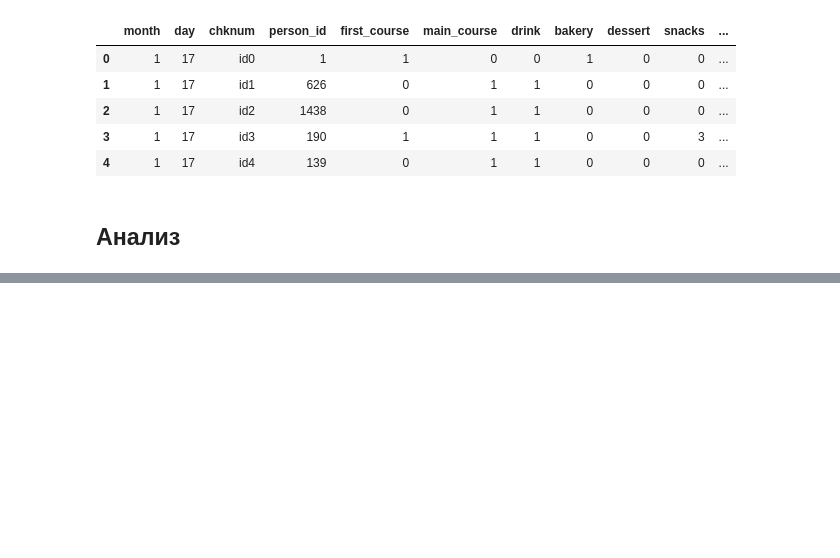
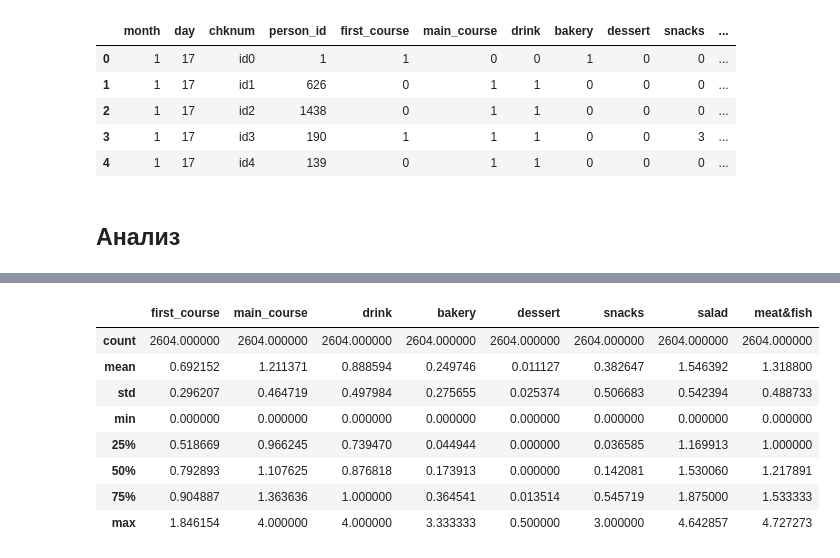
Before and after one commit to python-am-cp/tinkoff_cafe, a Jupyter notebook: analys_types_of_goods_by_day.ipynb, the cells around one changed output, grey strips where cells are left out. Cells and saved outputs as stored; diff of their text form; code cells hidden in the pictures; blank space fills up the shorter version.

```diff
--- a/analys_types_of_goods_by_day.ipynb
+++ b/analys_types_of_goods_by_day.ipynb
@@ -118,0 +152,13 @@ df.to_csv('stats/goods_types_by_day_and_chk.csv', index=False)
+# %%
+grouped = stats_df.iloc[:, 2:].groupby(['person_id']).mean()
+grouped.describe()
+# %% [output]
+|  | first_course | main_course | drink | bakery | dessert | snacks | salad | meat&fish |
+| count | 2604.000000 | 2604.000000 | 2604.000000 | 2604.000000 | 2604.000000 | 2604.000000 | 2604.000000 | 2604.000000 |
+| mean | 0.692152 | 1.211371 | 0.888594 | 0.249746 | 0.011127 | 0.382647 | 1.546392 | 1.318800 |
+| std | 0.296207 | 0.464719 | 0.497984 | 0.275655 | 0.025374 | 0.506683 | 0.542394 | 0.488733 |
+| min | 0.000000 | 0.000000 | 0.000000 | 0.000000 | 0.000000 | 0.000000 | 0.000000 | 0.000000 |
+| 25% | 0.518669 | 0.966245 | 0.739470 | 0.044944 | 0.000000 | 0.036585 | 1.169913 | 1.000000 |
+| 50% | 0.792893 | 1.107625 | 0.876818 | 0.173913 | 0.000000 | 0.142081 | 1.530060 | 1.217891 |
+| 75% | 0.904887 | 1.363636 | 1.000000 | 0.364541 | 0.013514 | 0.545719 | 1.875000 | 1.533333 |
+| max | 1.846154 | 4.000000 | 4.000000 | 3.333333 | 0.500000 | 3.000000 | 4.642857 | 4.727273 |
```
Also changed, not shown: parts of 5 cells of this notebook.
